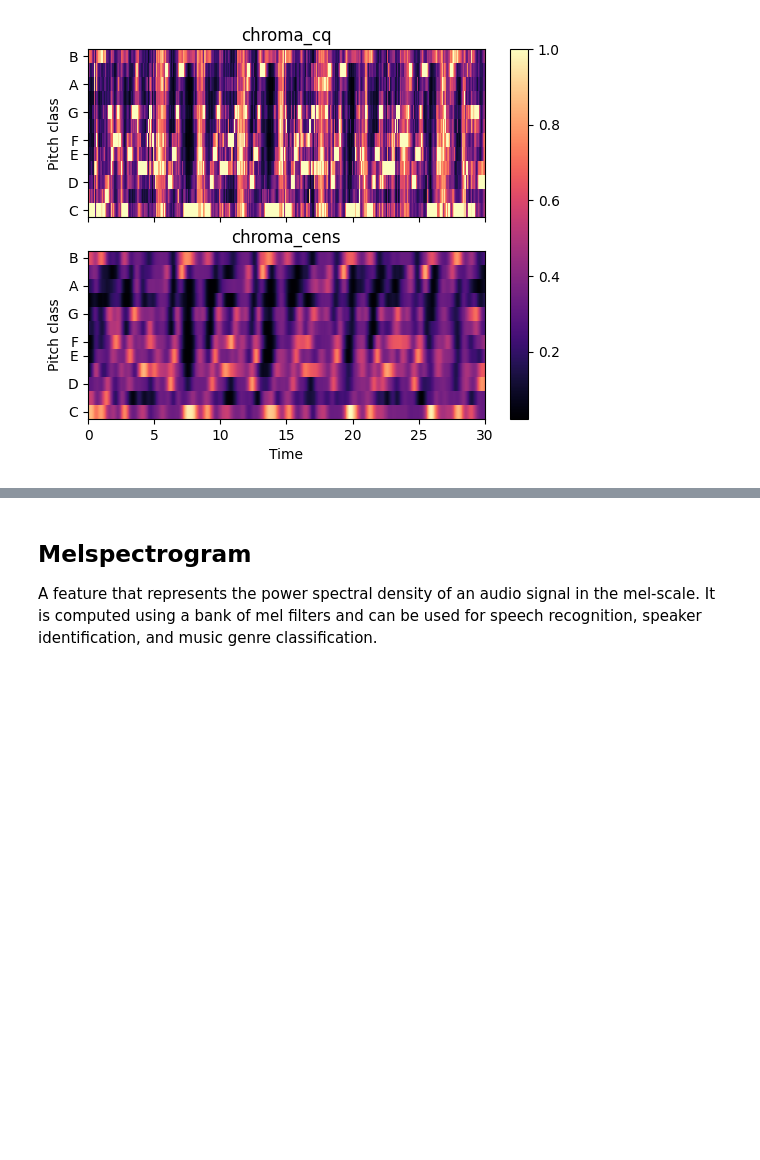
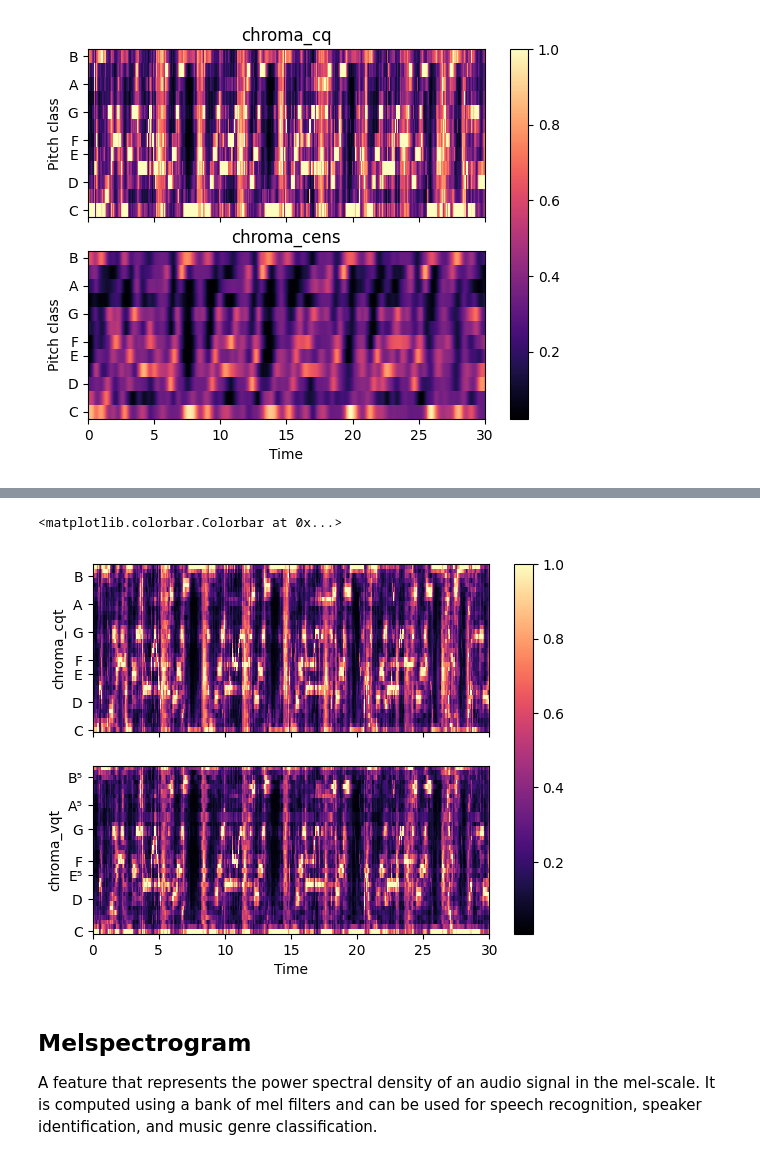
Before and after one commit to OrderAndCh4oS/analyse-audio-python, a Jupyter notebook: analyse_audio_features.ipynb, the cells around one changed output, grey strips where cells are left out. Cells and saved outputs as stored; diff of their text form; code cells hidden in the pictures; blank space fills up the shorter version.

Commit message:
Add Variable-Q Chromagram

```diff
--- a/analyse_audio_features.ipynb
+++ b/analyse_audio_features.ipynb
@@ -193,2 +239,6 @@ fig.colorbar(img, ax=ax)
 
 A variant of chroma_cqt that is computed using a variable-Q transform (VQT). It is more suitable for analyzing non-stationary signals, such as speech and environmental sounds.
+# %%
+n_bins = 36
+chroma_cq = librosa.feature.chroma_cqt(y=y, sr=sr, n_chroma=n_bins)
+chroma_vq = librosa.feature.chroma_vqt(y=y, sr=sr, intervals='ji5', bins_per_octave=n_bins)
@@ -195,3 +268,29 @@ A variant of chroma_cqt that is computed using a variable-Q transform (VQT). It
+# %%
+fig, ax = plt.subplots(nrows=2, sharex=True)
+librosa.display.specshow(
+    chroma_cq,
+    y_axis='chroma',
+    x_axis='time',
+    ax=ax[0],
+    bins_per_octave=n_bins
+)
+
+ax[0].set(ylabel='chroma_cqt')
+ax[0].label_outer()
+img = librosa.display.specshow(
+    chroma_vq,
+    y_axis='chroma_fjs',
+    x_axis='time',
+    ax=ax[1],
+    bins_per_octave=n_bins,
+    intervals='ji5'
+)
+
+ax[1].set(ylabel='chroma_vqt')
+fig.colorbar(img, ax=ax)
+# %% [output]
+<matplotlib.colorbar.Colorbar at 0x...>
+[figure, added]
 # %% [markdown]
 ## Melspectrogram
 
```
Also changed, not shown: parts of 10 cells of this notebook.
